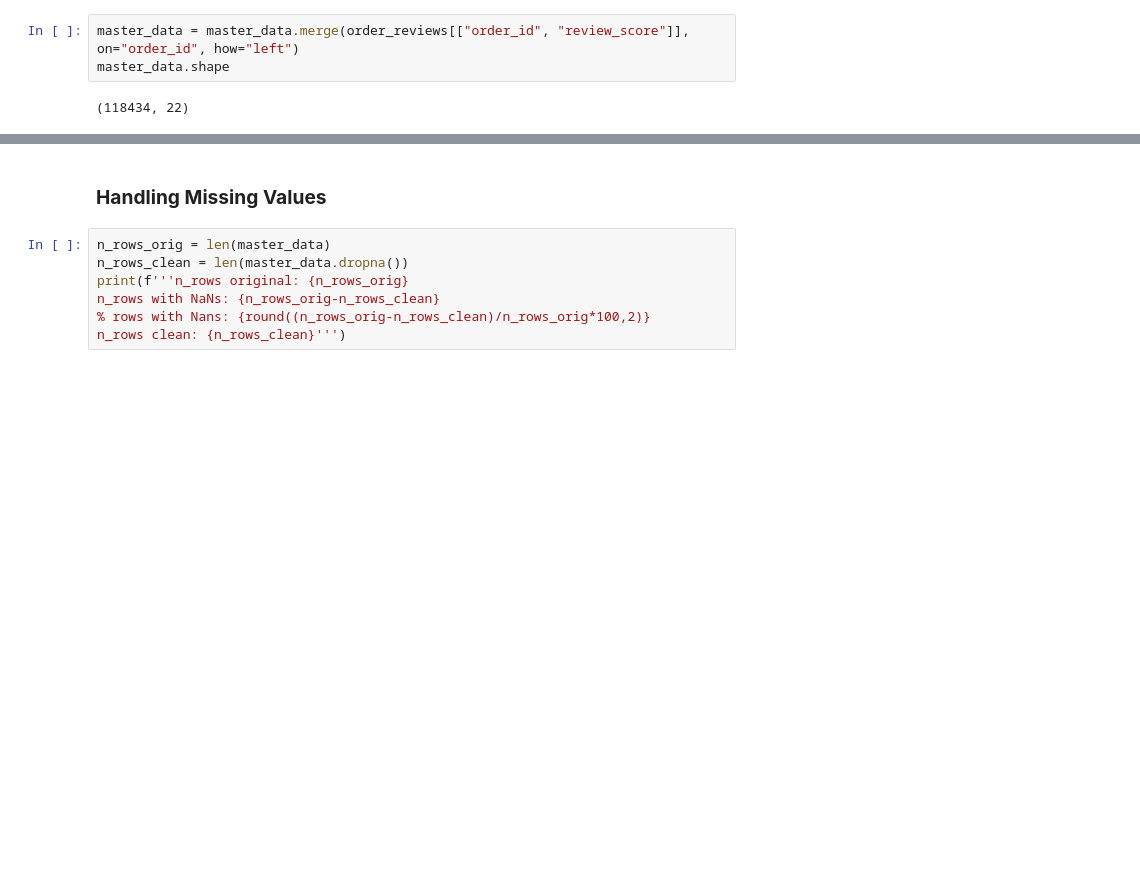
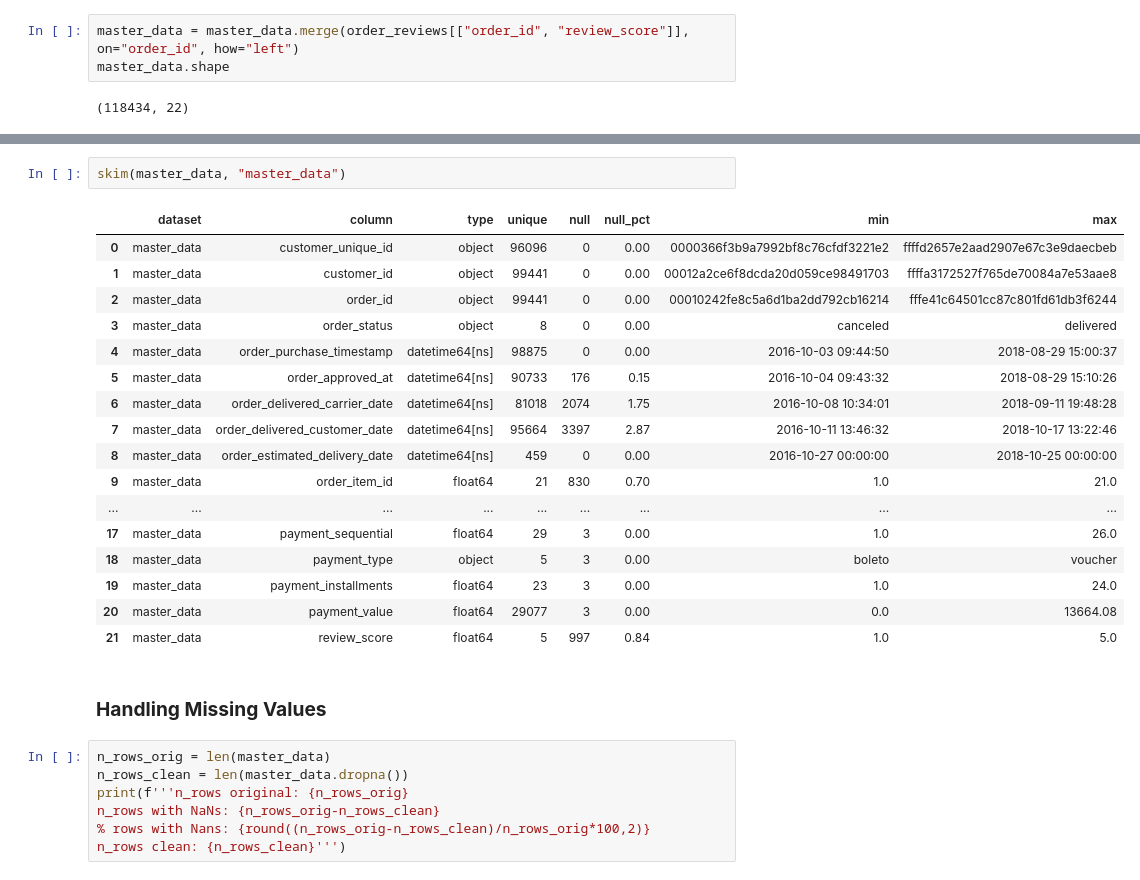
Before and after one commit to aridiawan/ecommerce-analysis, a Jupyter notebook: notebooks/1.0.2-data-preparation.ipynb, the cells around one changed output, grey strips where cells are left out. Saved outputs shown, nothing was run; the diff lists cells and outputs as text; blank space fills up the shorter version.

Commit message:
update data prep

```diff
--- a/notebooks/1.0.2-data-preparation.ipynb
+++ b/notebooks/1.0.2-data-preparation.ipynb
@@ -456,6 +460,26 @@ master_data.head(10)
 | 7 | 0eb1ee9dba87f5b36b4613a65074337c | b106b360fe2ef8849fbbd056f777b4d5 | 71303d7e93b399f5bcd537d124c0bcfa | canceled | 2016-10-02 22:07:52 | 2016-10-06 15:50:56 | ... |
 | 8 | 32ea3bdedab835c3aa6cb68ce66565ef | 355077684019f7f60a031656bd7262b8 | 3b697a20d9e427646d92567910af6d57 | delivered | 2016-10-03 09:44:50 | 2016-10-06 15:50:54 | ... |
 | 9 | 2f64e403852e6893ae37485d5fcacdaf | 7ec40b22510fdbea1b08921dd39e63d8 | be5bc2f0da14d8071e2d45451ad119d9 | delivered | 2016-10-03 16:56:50 | 2016-10-06 16:03:44 | ... |
+# %%
+skim(master_data, "master_data")
+# %% [output]
+|  | dataset | column | type | unique | null | null_pct | min | max |
+| 0 | master_data | customer_unique_id | object | 96096 | 0 | 0.00 | 0000366f3b9a7992bf8c76cfdf3221e2 | ffffd2657e2aad2907e67c3e9daecbeb |
+| 1 | master_data | customer_id | object | 99441 | 0 | 0.00 | 00012a2ce6f8dcda20d059ce98491703 | ffffa3172527f765de70084a7e53aae8 |
+| 2 | master_data | order_id | object | 99441 | 0 | 0.00 | 00010242fe8c5a6d1ba2dd792cb16214 | fffe41c64501cc87c801fd61db3f6244 |
+| 3 | master_data | order_status | object | 8 | 0 | 0.00 | canceled | delivered |
+| 4 | master_data | order_purchase_timestamp | datetime64[ns] | 98875 | 0 | 0.00 | 2016-10-03 09:44:50 | 2018-08-29 15:00:37 |
+| 5 | master_data | order_approved_at | datetime64[ns] | 90733 | 176 | 0.15 | 2016-10-04 09:43:32 | 2018-08-29 15:10:26 |
+| 6 | master_data | order_delivered_carrier_date | datetime64[ns] | 81018 | 2074 | 1.75 | 2016-10-08 10:34:01 | 2018-09-11 19:48:28 |
+| 7 | master_data | order_delivered_customer_date | datetime64[ns] | 95664 | 3397 | 2.87 | 2016-10-11 13:46:32 | 2018-10-17 13:22:46 |
+| 8 | master_data | order_estimated_delivery_date | datetime64[ns] | 459 | 0 | 0.00 | 2016-10-27 00:00:00 | 2018-10-25 00:00:00 |
+| 9 | master_data | order_item_id | float64 | 21 | 830 | 0.70 | 1.0 | 21.0 |
+| ... | ... | ... | ... | ... | ... | ... | ... | ... |
+| 17 | master_data | payment_sequential | float64 | 29 | 3 | 0.00 | 1.0 | 26.0 |
+| 18 | master_data | payment_type | object | 5 | 3 | 0.00 | boleto | voucher |
+| 19 | master_data | payment_installments | float64 | 23 | 3 | 0.00 | 1.0 | 24.0 |
+| 20 | master_data | payment_value | float64 | 29077 | 3 | 0.00 | 0.0 | 13664.08 |
+| 21 | master_data | review_score | float64 | 5 | 997 | 0.84 | 1.0 | 5.0 |
 # %% [markdown]
 ### **Handling Missing Values**
 # %%
```
Also changed, not shown: parts of 3 cells of this notebook.
